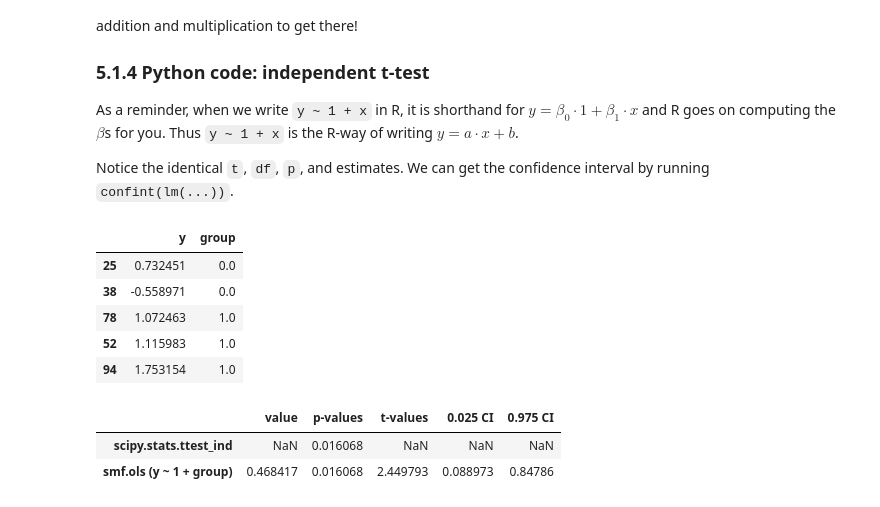
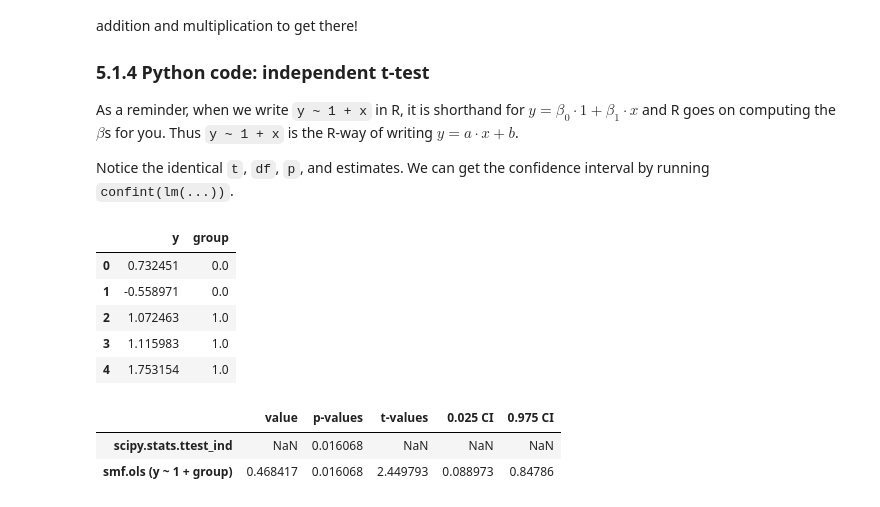
Before and after one commit to eigenfoo/tests-as-linear, a Jupyter notebook: tests-as-linear.ipynb, the cells around one changed output. Cells and saved outputs as stored; diff of their text form; code cells hidden in the pictures.

```diff
--- a/tests-as-linear.ipynb
+++ b/tests-as-linear.ipynb
@@ -339,16 +339,16 @@ Notice the identical `t`, `df`, `p`, and estimates. We can get the confidence in
 # %%
 groups = pd.DataFrame(data=np.concatenate([data.y, data.y2]),
                       columns=["y"])
 groups["group"] = np.concatenate([np.zeros_like(data.y), np.ones_like(data.y2)])
-groups = groups.sample(frac=1)  # Shuffle
+groups = groups.sample(frac=1).reset_index(drop=True)  # Shuffle
 groups.head()
 # %% [output]
 |  | y | group |
-| 25 | 0.732451 | 0.0 |
-| 38 | -0.558971 | 0.0 |
-| 78 | 1.072463 | 1.0 |
-| 52 | 1.115983 | 1.0 |
-| 94 | 1.753154 | 1.0 |
+| 0 | 0.732451 | 0.0 |
+| 1 | -0.558971 | 0.0 |
+| 2 | 1.072463 | 1.0 |
+| 3 | 1.115983 | 1.0 |
+| 4 | 1.753154 | 1.0 |
 # %%
 _, p = scipy.stats.ttest_ind(data.y, data.y2)
 res = smf.ols("y ~ 1 + group", groups).fit()
```
Also changed, not shown: parts of 5 cells of this notebook, 1 other file.
